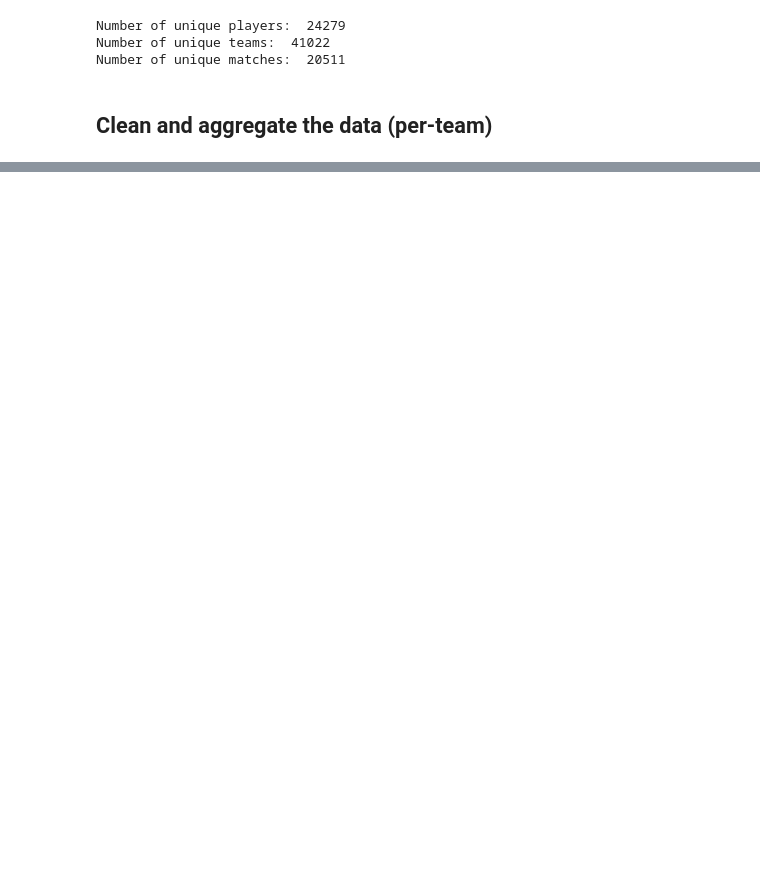
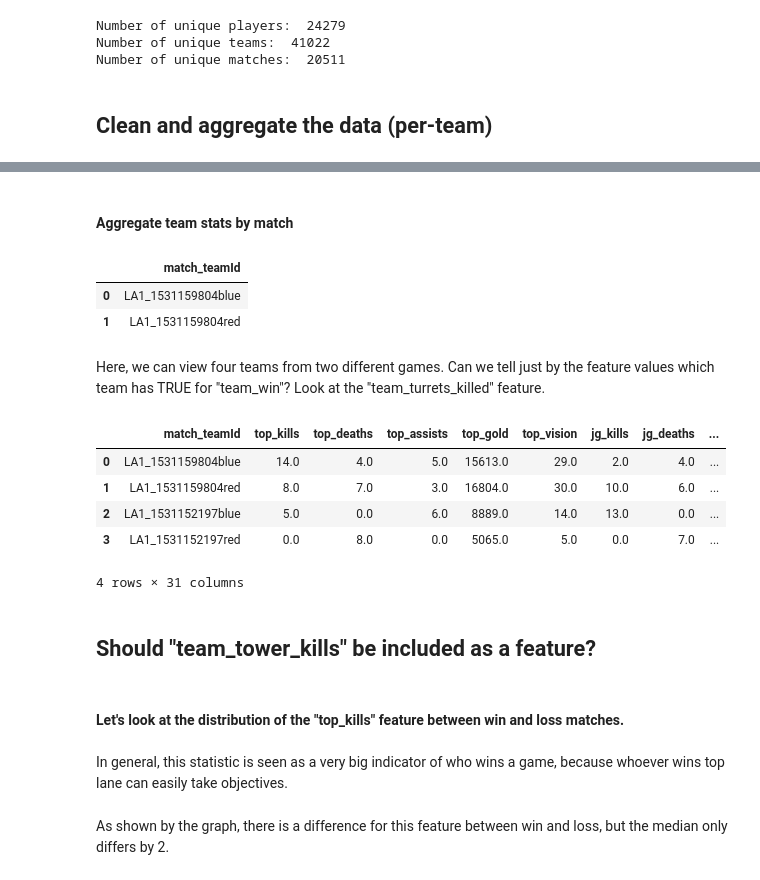
Before and after one commit to ninahowley/league-match-predictions, a Jupyter notebook: final_project.ipynb, the cells around one changed output, grey strips where cells are left out. Saved outputs shown, nothing was run; the diff lists cells and outputs as text; code cells hidden in the pictures; blank space fills up the shorter version.

```diff
--- a/final_project.ipynb
+++ b/final_project.ipynb
@@ -59,3 +59,46 @@ jungle = player_data[player_data["player_teamPosition"] == "JUNGLE"]
 middle = player_data[player_data["player_teamPosition"] == "MIDDLE"]
 bottom = player_data[player_data["player_teamPosition"] == "BOTTOM"]
 support = player_data[player_data["player_teamPosition"] == "UTILITY"]
+# %% [markdown]
+<h4>Aggregate team stats by match
+# %%
+matches_df = player_data[["match_teamId"]]
+matches_df = matches_df.drop_duplicates().reset_index().drop(columns=["index"])
+matches_df.head(2)
+# %% [output]
+|  | match_teamId |
+| 0 | LA1_1531159804blue |
+| 1 | LA1_1531159804red |
+# %%
+# save each role's stats
+roles = {"top": top, "jg": jungle, "mid": middle, "bot": bottom, "sup": support}
+for role in roles:
+    matches_df = matches_df.merge(roles[role][["match_teamId", "player_kills", "player_deaths", "player_assists", "player_goldEarned", "player_visionScore"]], on="match_teamId", how="left"
+                              ).rename(columns={"player_kills": f"{role}_kills", "player_deaths": f"{role}_deaths", "player_assists": f"{role}_assists", "player_goldEarned": f"{role}_gold", "player_visionScore": f"{role}_vision"})
+
+# save team stats
+row_per_team = player_data.drop_duplicates(subset="match_teamId")
+matches_df["team_baron_kills"] = matches_df["match_teamId"].map(row_per_team.set_index("match_teamId")["team_baron_kills"])
+matches_df["team_dragon_kills"] = matches_df["match_teamId"].map(row_per_team.set_index("match_teamId")["team_dragon_kills"])
+matches_df["team_riftHerald_kills"] = matches_df["match_teamId"].map(row_per_team.set_index("match_teamId")["team_riftHerald_kills"])
+matches_df["team_tower_kills"] = matches_df["match_teamId"].map(row_per_team.set_index("match_teamId")["team_tower_kills"])
+
+# save match outcome
+matches_df["team_win"] = matches_df["match_teamId"].map(row_per_team.set_index("match_teamId")["player_win"])
+# %% [markdown]
+<p>Here, we can view four teams from two different games. Can we tell just by the feature values which team has TRUE for "team_win"? Look at the "team_turrets_killed" feature.
+# %%
+matches_df.head(4)
+# %% [output]
+|  | match_teamId | top_kills | top_deaths | top_assists | top_gold | top_vision | jg_kills | jg_deaths | ... |
+| 0 | LA1_1531159804blue | 14.0 | 4.0 | 5.0 | 15613.0 | 29.0 | 2.0 | 4.0 | ... |
+| 1 | LA1_1531159804red | 8.0 | 7.0 | 3.0 | 16804.0 | 30.0 | 10.0 | 6.0 | ... |
+| 2 | LA1_1531152197blue | 5.0 | 0.0 | 6.0 | 8889.0 | 14.0 | 13.0 | 0.0 | ... |
+| 3 | LA1_1531152197red | 0.0 | 8.0 | 0.0 | 5065.0 | 5.0 | 0.0 | 7.0 | ... |
+4 rows × 31 columns
+# %% [markdown]
+<h2>Should "team_tower_kills" be included as a feature?
+# %% [markdown]
+<h4>Let's look at the distribution of the "top_kills" feature between win and loss matches.
+# %% [markdown]
+<p>In general, this statistic is seen as a very big indicator of who wins a game, because whoever wins top lane can easily take objectives.
@@ -61,0 +111,2 @@ support = player_data[player_data["player_teamPosition"] == "UTILITY"]
+# %% [markdown]
+<p>As shown by the graph, there is a difference for this feature between win and loss, but the median only differs by 2.
```
Also changed, not shown: parts of 13 cells of this notebook.
